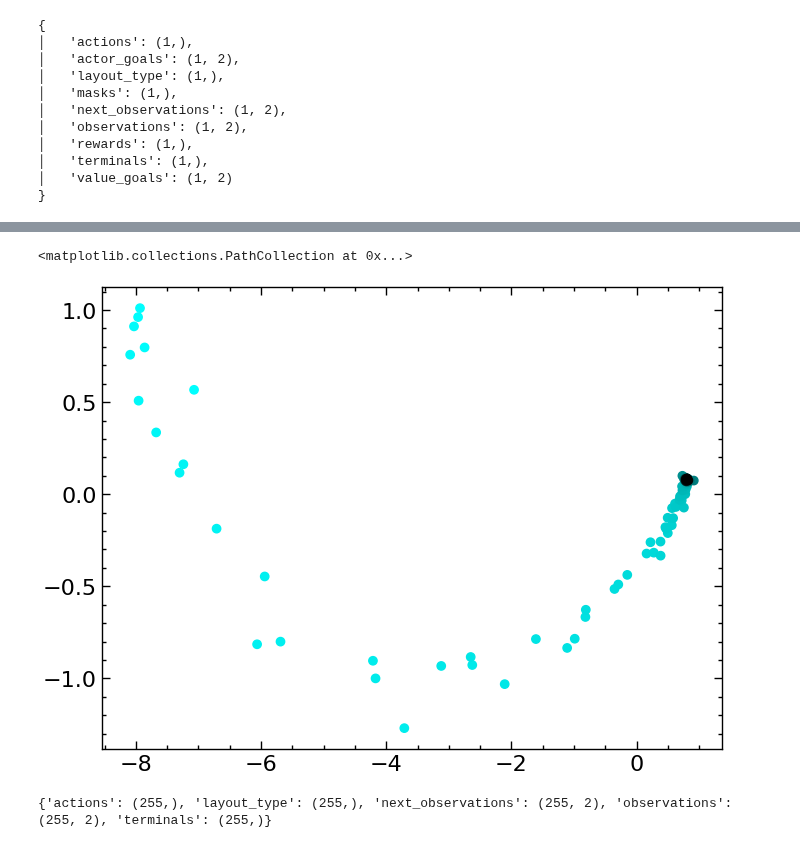
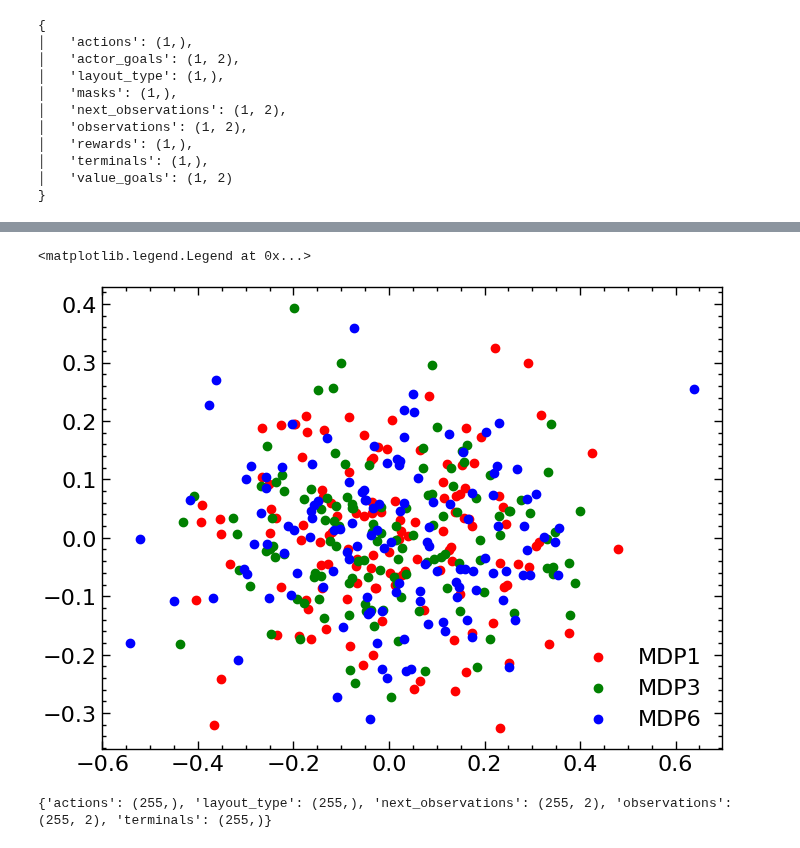
Before and after one commit to skylooop/BeliefConditionedFB, a Jupyter notebook: notebooks/in_context_gciql.ipynb, the cells around one changed output, grey strips where cells are left out. Cells and saved outputs as stored; diff of their text form; code cells hidden in the pictures.

```diff
--- a/notebooks/in_context_gciql.ipynb
+++ b/notebooks/in_context_gciql.ipynb
@@ -212,16 +198,19 @@ plt.scatter(pca[:, 0], pca[:, 1], c = colors)
-# %%
-from sklearn.decomposition import PCA
-from matplotlib.colors import LinearSegmentedColormap
-
-# layout1_embs = np.concatenate(layout1_embs)
-cmap = LinearSegmentedColormap.from_list('recent_to_old', ['cyan', 'black'])
-indices = np.linspace(0, 1, len(layout1_embs))  # Normalized indices for colormap
-colors = cmap(indices)
-pca = PCA().fit_transform(layout1_embs)
-plt.scatter(pca[:, 0], pca[:, 1], c = colors)
-# %% [output]
-<matplotlib.collections.PathCollection at 0x...>
-[figure, removed]
+# %%
+from sklearn.decomposition import PCA
+
+fig, ax = plt.subplots()
+for layout_type, name, color in zip([0, 3, 6], ['MDP1', 'MDP3', 'MDP6'], ['red', 'green', 'blue']):
+    batch, batch_context, _ = gc_whole_dataset.sample(128, layout_type=layout_type,
+                                                                context_length=iql_config['agent']['context_len'])
+    dynamics_embedding, _ = iql_agent.network.select('dynamic_transformer')(batch_context['observations'], batch_context['actions'],
+                                                                            batch_context['next_observations'], train=False, return_embedding=True)
+    pca = PCA().fit_transform(dynamics_embedding)
+    ax.scatter(pca[:, 0], pca[:, 1], label=name, c=color)
+
+plt.legend()
+# %% [output]
+<matplotlib.legend.Legend at 0x...>
+[figure, added]
 # %%
 from functools import partial
 from utils.evaluation import supply_rng
```
Also changed, not shown: parts of 9 cells of this notebook, 6 other files.
